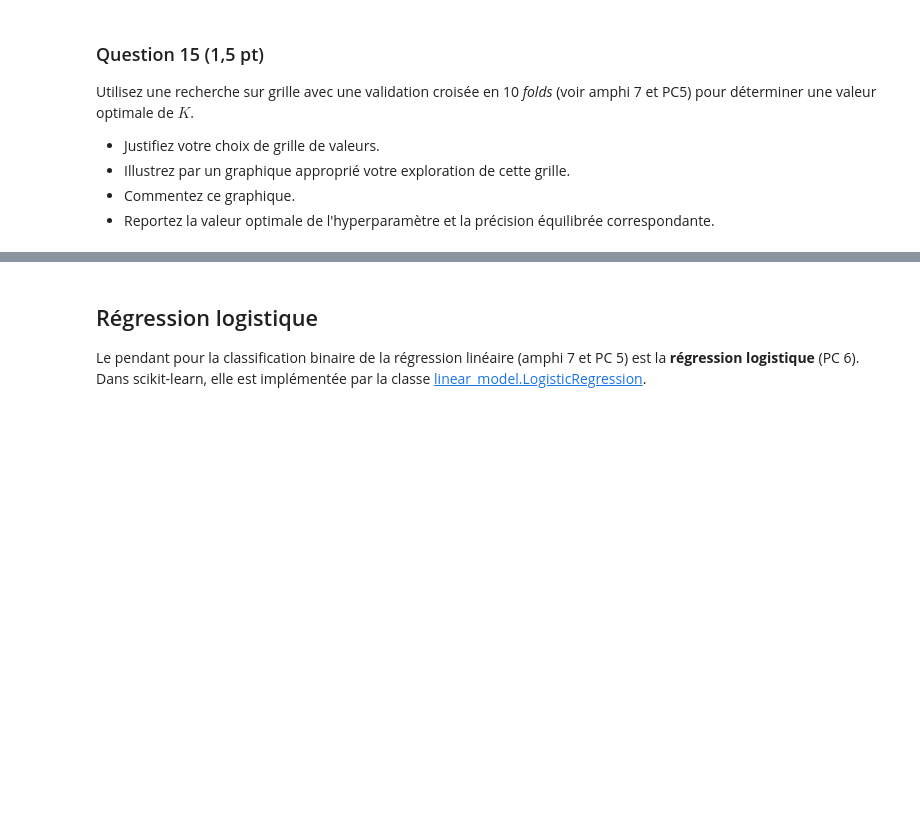
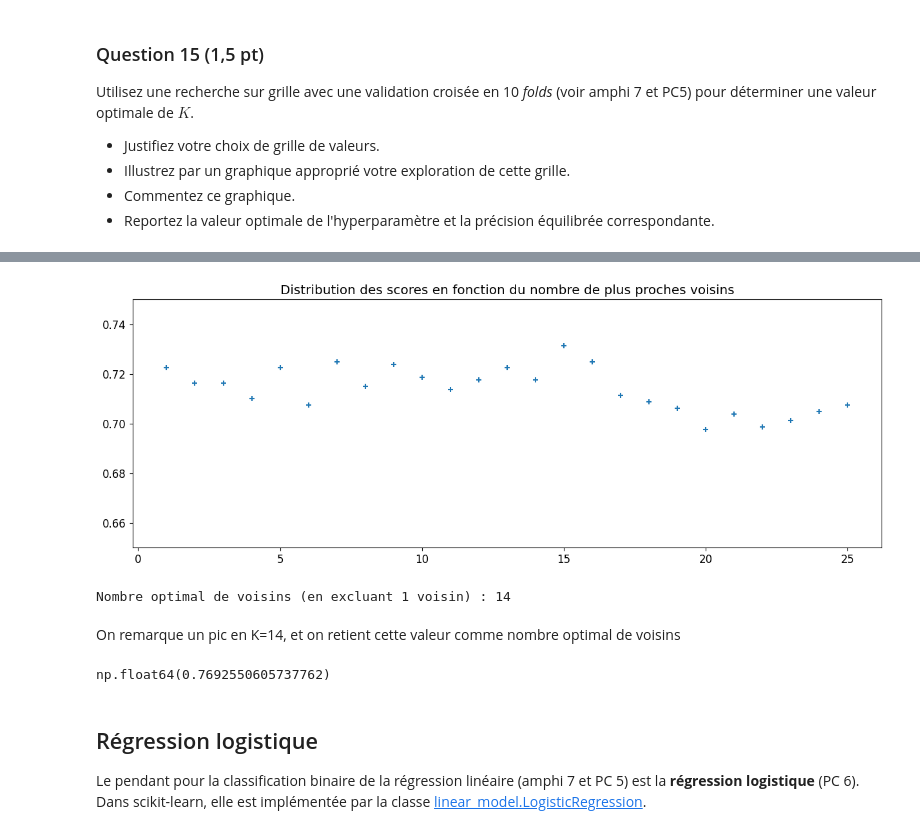
Before and after one commit to zephyrderiviere/projet-SDD, a Jupyter notebook: Projet.ipynb, the cells around one changed output, grey strips where cells are left out. Drawn from its saved outputs; the diff is of its cells as text; code cells hidden in the pictures; blank space fills up the shorter version.

```diff
--- a/Projet.ipynb
+++ b/Projet.ipynb
@@ -248,4 +249,14 @@ Utilisez une recherche sur grille avec une validation croisée en 10 _folds_ (vo
 # %%
 from sklearn.model_selection import KFold, cross_val_score
 
-kf = KFold(n_splits=10, shuffle=True, random_state=4269)
+K_max = 2 * int(np.sqrt((X_train.shape[0] * 9/10)) / 2) #Un nombre optimal de voisins est sqrt(N) / 2 selon la littérature, on restreint donc notre recherche à [1, sqrt(N)]
+print(K_max)
+
+scores = []
+
+for K in range(1, K_max):
+    ten_f = KFold(n_splits=10, shuffle=True, random_state=19)
+    KNN = neighbors.KNeighborsClassifier(K)
+    scores.append(cross_val_score(KNN, X_train, y_train_risk_vs_norisk, cv=ten_f).mean())
+    print("Passé", K)
+print("Terminé !")
@@ -252,3 +281,32 @@ kf = KFold(n_splits=10, shuffle=True, random_state=4269)
+# %%
+plt.figure(figsize=(15, 5))
+plt.scatter(np.arange(1, K_max), np.array(scores), marker='+')
+plt.ylim(0.65, 0.75)
+plt.title("Distribution des scores en fonction du nombre de plus proches voisins")
+plt.show()
+
+K_star = np.argmax(np.array(scores)[1:]) + 1
+print("Nombre optimal de voisins (en excluant 1 voisin) :", K_star)
+# %% [output]
+[figure, added]
+Nombre optimal de voisins (en excluant 1 voisin) : 14
+# %% [markdown]
+On remarque un pic en K=14, et on retient cette valeur comme nombre optimal de voisins
+# %%
+#Calcul de la BA correspondante
+
+
+y_pred_kneighbors = neighbors.KNeighborsClassifier(K_star).fit(X_train, y_train_risk_vs_norisk).predict(X_train)
+
+TN = ((y_pred_kneighbors == 0) & (y_train_risk_vs_norisk == 0)).sum()
+Negatives =  (y_pred_kneighbors == 0).sum()
+TP = ((y_pred_kneighbors == 1) & (y_train_risk_vs_norisk == 1)).sum()
+Positives = (y_pred_kneighbors == 1).sum()
+BA = 0.5 * (TP / Positives + TN / Negatives)
+
+BA
+# %% [output]
+np.float64(0.7692550605737762)
 # %% [markdown]
 ## Régression logistique
 Le pendant pour la classification binaire de la régression linéaire (amphi 7 et PC 5) est la __régression logistique__ (PC 6). Dans scikit-learn, elle est implémentée par la classe [linear_model.LogisticRegression](https://scikit-learn.org/stable/modules/generated/sklearn.linear_model.LogisticRegression.html).
```
Also changed, not shown: parts of 3 cells of this notebook.
